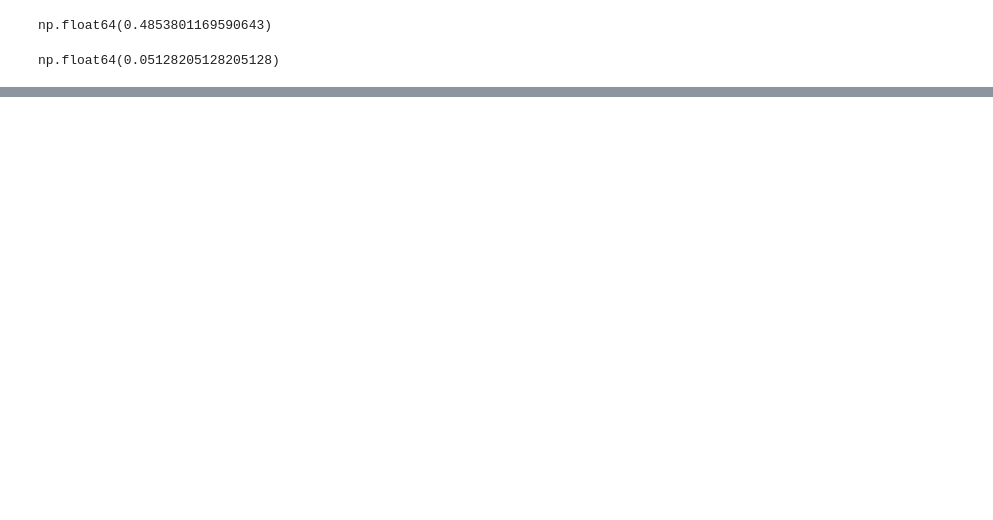
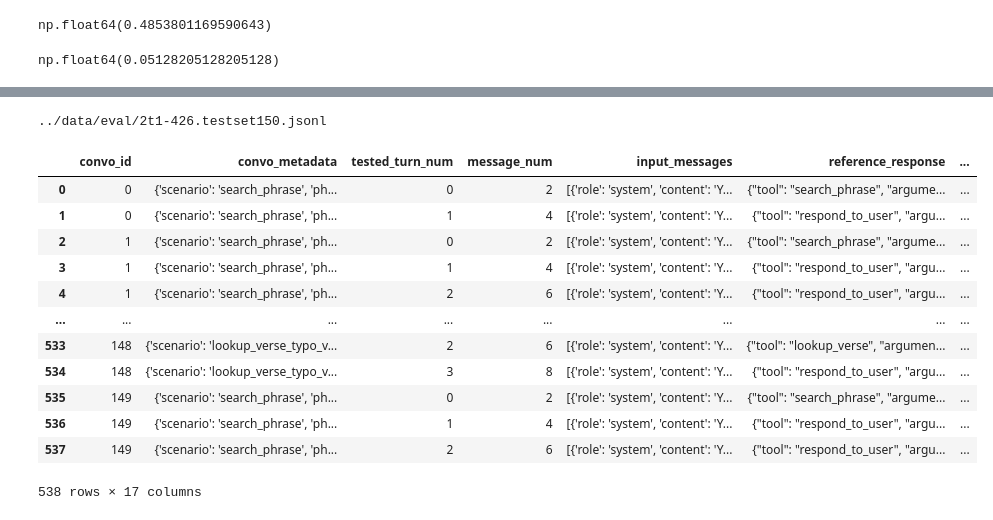
Before and after one commit to yonatanvaizman/bible-text-analysis, a Jupyter notebook: bibleAssistant/eval_agent.ipynb, the cells around one changed output, grey strips where cells are left out. Saved outputs shown, nothing was run; the diff lists cells and outputs as text; code cells hidden in the pictures; blank space fills up the shorter version.

```diff
--- a/bibleAssistant/eval_agent.ipynb
+++ b/bibleAssistant/eval_agent.ipynb
@@ -42,12 +42,18 @@ Which models are already locally served in ollama:
 ['gemma3:1b-2t1-426', 'gemma3:1b-2t1-250', 'gemma3:1b-ft9-650', 'gemma3:1b-ft9-350', 'gemma3:1b-ft3-50', 'gemma3:1b-ft3-200', 'gemma3:1b-ft3', 'gemma3:1b-ft2', 'gemma3:1b-ft1', 'google/gemma-3-1b-it-f ...
 # %%
 model_name = "gemma3:1b-2t1-426"
+# %%
+def load_examples(infile):
+    with open(infile, encoding='UTF-8') as f:
+        examples = []
+        for line in f:
+            examples.append(json.loads(line))
+        print(f"<== Read {len(examples)} examples from {infile}")
+    return examples
 # %%
 trainset_file = os.path.join(dev_folder, "two_tools.1.train.jsonl")
-with open(trainset_file, encoding='UTF-8') as f:
-    train_examples = []
-    for line in f:
-        train_examples.append(json.loads(line))
-    print(f"<== Read {len(train_examples)} examples from {trainset_file}")
+testset_file = os.path.join(dev_folder, "two_tools.1.test.jsonl")
+train_examples = load_examples(trainset_file)
+test_examples = load_examples(testset_file)
 # %% [output]
 <== Read 850 examples from c:\Users\Yonatan\Documents\coding_projects\bible-text-analysis\data\dev\two_tools.1.train.jsonl
@@ -215,0 +247,2 @@ np.float64(0.05128205128205128)
+# %%
+testset_tested_turns = evaluation.eval_with_ref_dataset(test_examples, model_name)
@@ -215,0 +267,26 @@ np.float64(0.05128205128205128)
+# %%
+test_eval_results_file = f'../data/eval/2t1-426.testset150.jsonl'
+print(test_eval_results_file)
+with open(test_eval_results_file, 'w', encoding='UTF-8') as f:
+    for item in testset_tested_turns:
+        line = json.dumps(item) + '\n'
+        f.write(line)
+# %% [output]
+../data/eval/2t1-426.testset150.jsonl
+# %%
+testres = pd.DataFrame(testset_tested_turns)
+testres
+# %% [output]
+|  | convo_id | convo_metadata | tested_turn_num | message_num | input_messages | reference_response | ... |
+| 0 | 0 | {'scenario': 'search_phrase', 'ph... | 0 | 2 | [{'role': 'system', 'content': 'Y... | {"tool": "search_phrase", "argume... | ... |
+| 1 | 0 | {'scenario': 'search_phrase', 'ph... | 1 | 4 | [{'role': 'system', 'content': 'Y... | {"tool": "respond_to_user", "argu... | ... |
+| 2 | 1 | {'scenario': 'search_phrase', 'ph... | 0 | 2 | [{'role': 'system', 'content': 'Y... | {"tool": "search_phrase", "argume... | ... |
+| 3 | 1 | {'scenario': 'search_phrase', 'ph... | 1 | 4 | [{'role': 'system', 'content': 'Y... | {"tool": "respond_to_user", "argu... | ... |
+| 4 | 1 | {'scenario': 'search_phrase', 'ph... | 2 | 6 | [{'role': 'system', 'content': 'Y... | {"tool": "respond_to_user", "argu... | ... |
+| ... | ... | ... | ... | ... | ... | ... | ... |
+| 533 | 148 | {'scenario': 'lookup_verse_typo_v... | 2 | 6 | [{'role': 'system', 'content': 'Y... | {"tool": "lookup_verse", "argumen... | ... |
+| 534 | 148 | {'scenario': 'lookup_verse_typo_v... | 3 | 8 | [{'role': 'system', 'content': 'Y... | {"tool": "respond_to_user", "argu... | ... |
+| 535 | 149 | {'scenario': 'search_phrase', 'ph... | 0 | 2 | [{'role': 'system', 'content': 'Y... | {"tool": "search_phrase", "argume... | ... |
+| 536 | 149 | {'scenario': 'search_phrase', 'ph... | 1 | 4 | [{'role': 'system', 'content': 'Y... | {"tool": "respond_to_user", "argu... | ... |
+| 537 | 149 | {'scenario': 'search_phrase', 'ph... | 2 | 6 | [{'role': 'system', 'content': 'Y... | {"tool": "respond_to_user", "argu... | ... |
+538 rows × 17 columns
```
Also changed, not shown: parts of 9 cells of this notebook.
